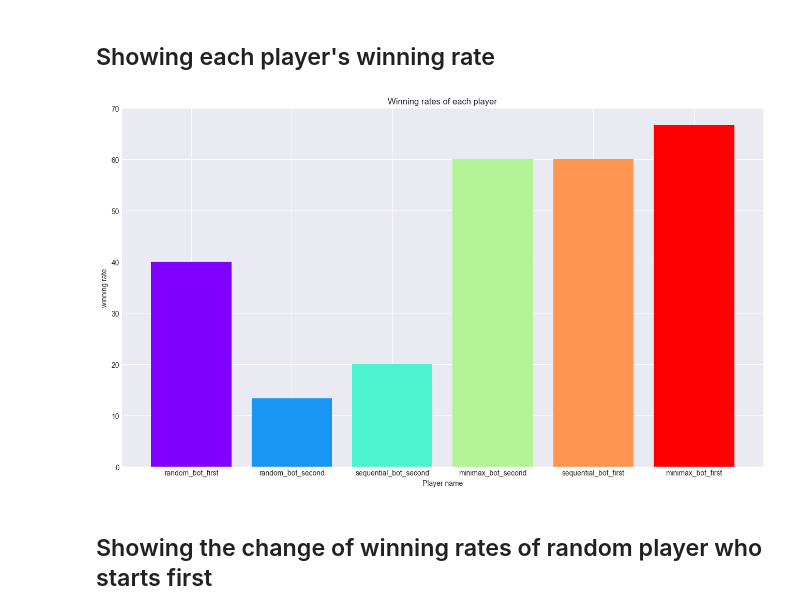
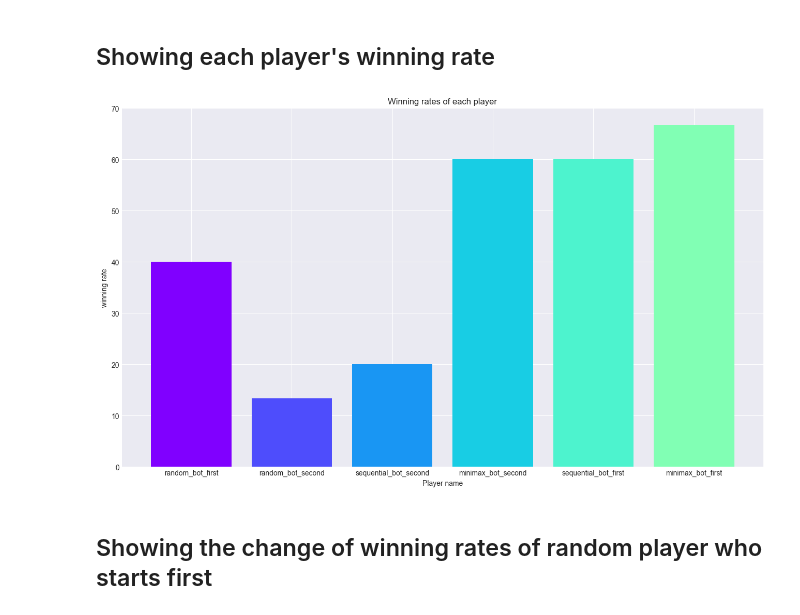
Before and after one commit to ROIM1998/tic-tac-toe, a Jupyter notebook: plot.ipynb, the cells around one changed output. Saved outputs shown, nothing was run; the diff lists cells and outputs as text; code cells hidden in the pictures.

```diff
--- a/plot.ipynb
+++ b/plot.ipynb
@@ -11,17 +11,17 @@ from matplotlib.pyplot import cm
 # %%
 df = pd.read_csv('statistics.csv', index_col=0)
 df['winning_rate'] = df['wins'] / df['played'] * 100
 fig, ax = plt.subplots(figsize=(16, 9))
-color = cm.rainbow(np.linspace(0, 1, len(df)))
+color = cm.rainbow(np.linspace(0, 0.5, len(df)))
 ax.bar(df.index.tolist(), df['winning_rate'].tolist(), color=color)
 
 ax.set_ylabel('winning rate')
 ax.set_xlabel('Player name')
 ax.set_title('Winning rates of each player')
 
 plt.show()
 # %% [output]
-[figure, old version]
+[figure, new version]
 # %% [markdown]
 ## Showing the change of winning rates of random player who starts first
 # %%
```
Also changed, not shown: parts of 3 cells of this notebook.
